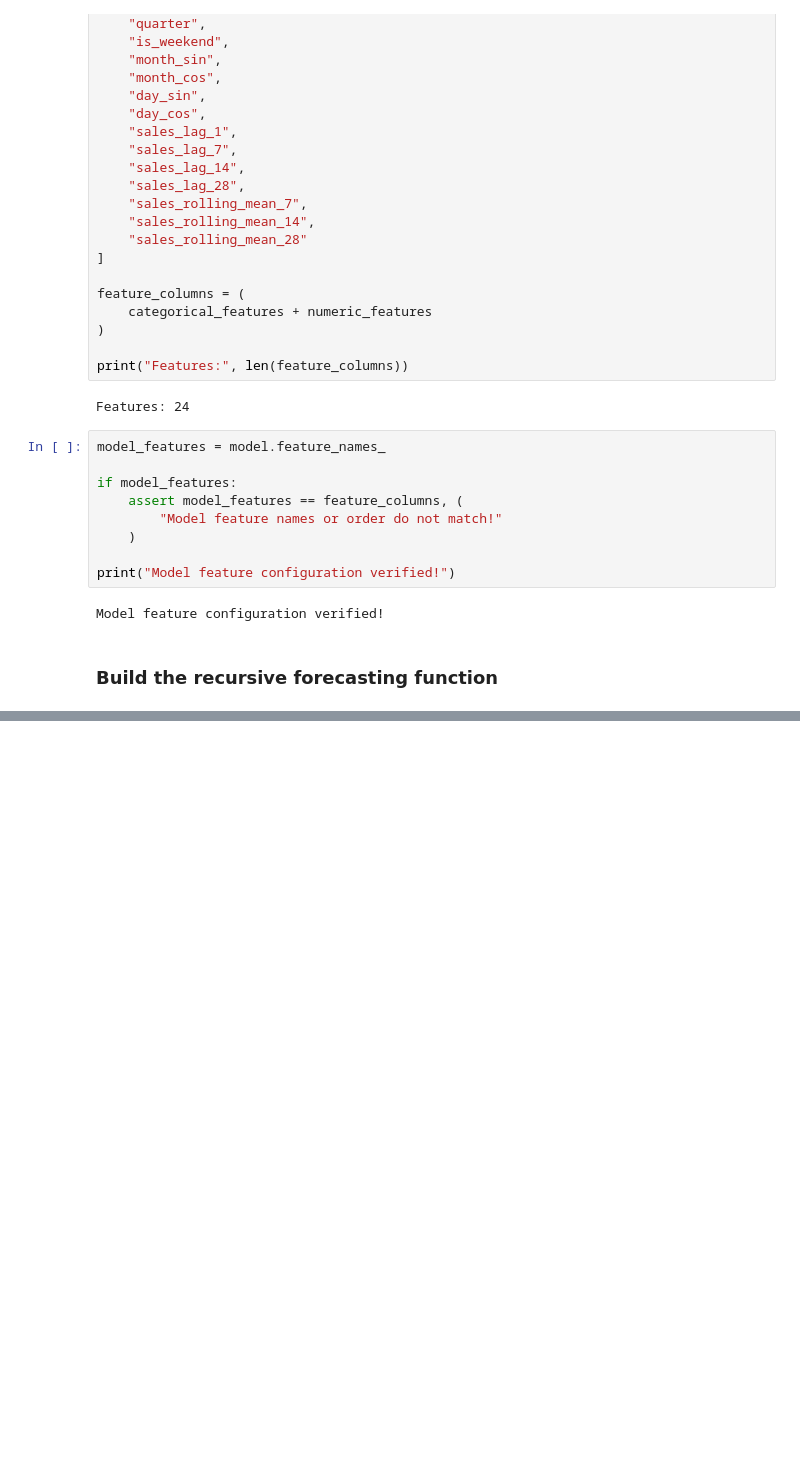
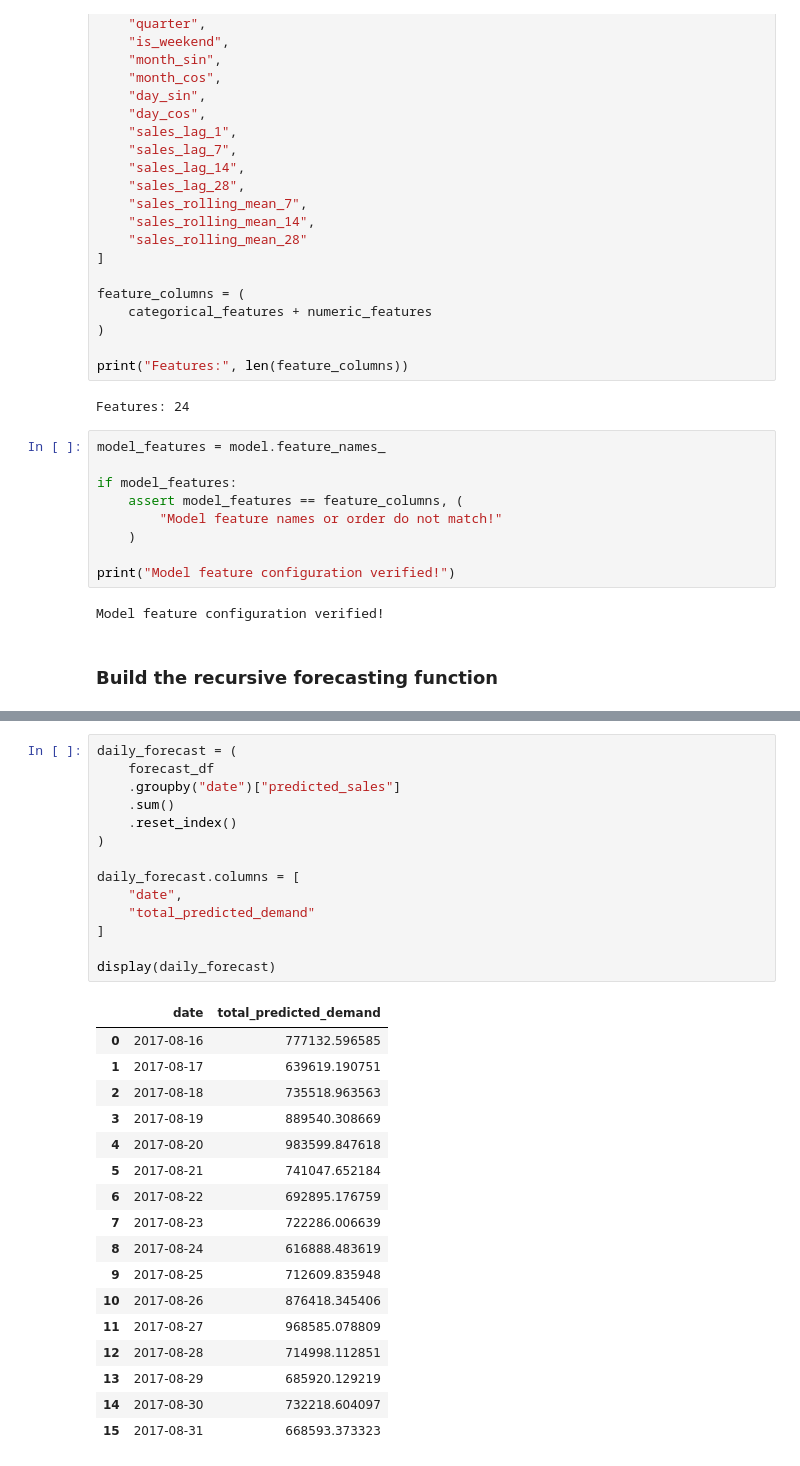
Before and after one commit to VikrantPatel2/Supply-Chain-, a Jupyter notebook: Notebooks/07_Multi_Day_Forecasting.ipynb, the cells around one changed output, grey strips where cells are left out. Drawn from its saved outputs; the diff is of its cells as text; blank space fills up the shorter version.

```diff
--- a/Notebooks/07_Multi_Day_Forecasting.ipynb
+++ b/Notebooks/07_Multi_Day_Forecasting.ipynb
@@ -375,0 +559,32 @@ Model feature configuration verified!
+# %%
+daily_forecast = (
+    forecast_df
+    .groupby("date")["predicted_sales"]
+    .sum()
+    .reset_index()
+)
+
+daily_forecast.columns = [
+    "date",
+    "total_predicted_demand"
+]
+
+display(daily_forecast)
+# %% [output]
+|  | date | total_predicted_demand |
+| 0 | 2017-08-16 | 777132.596585 |
+| 1 | 2017-08-17 | 639619.190751 |
+| 2 | 2017-08-18 | 735518.963563 |
+| 3 | 2017-08-19 | 889540.308669 |
+| 4 | 2017-08-20 | 983599.847618 |
+| 5 | 2017-08-21 | 741047.652184 |
+| 6 | 2017-08-22 | 692895.176759 |
+| 7 | 2017-08-23 | 722286.006639 |
+| 8 | 2017-08-24 | 616888.483619 |
+| 9 | 2017-08-25 | 712609.835948 |
+| 10 | 2017-08-26 | 876418.345406 |
+| 11 | 2017-08-27 | 968585.078809 |
+| 12 | 2017-08-28 | 714998.112851 |
+| 13 | 2017-08-29 | 685920.129219 |
+| 14 | 2017-08-30 | 732218.604097 |
+| 15 | 2017-08-31 | 668593.373323 |
```
Also changed, not shown: parts of 8 cells of this notebook, 5 other files.
